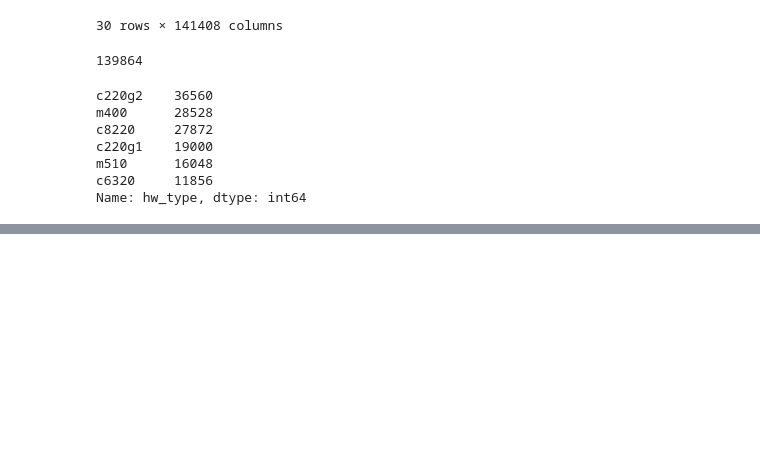
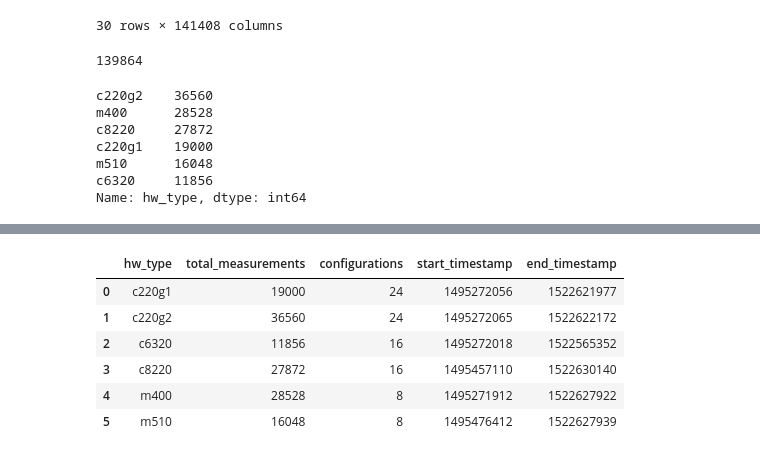
Before and after one commit to ZhaoNeil/cloud-performance-variability-prediction, a Jupyter notebook: load dataset.ipynb, the cells around one changed output, grey strips where cells are left out. Cells and saved outputs as stored; diff of their text form; code cells hidden in the pictures; blank space fills up the shorter version.

```diff
--- a/load dataset.ipynb
+++ b/load dataset.ipynb
@@ -224,0 +335,27 @@ def cpd_aggr():
+# %%
+cpd = {}
+cpd["disk"] = {}
+result_dir = "disk_cpd"
+for f in os.listdir(result_dir):
+    if f[:2] != "._":
+        print("Loading:%s/%s" %(result_dir,f))
+        df = pd.read_csv("%s/%s" %(result_dir,f))
+        print(len(df))
+
+        if "aggr" in f:
+            lthreshold = float(f.split("-")[1])
+            df["lthreshold"] = lthreshold
+            if "aggr" not in cpd["disk"].keys():
+                cpd["disk"]["aggr"] = pd.DataFrame()
+            cpd["disk"]["aggr"] = pd.concat([cpd["disk"]["aggr"], df], sort=False)
+
+        if "indiv" in f:
+            if "indiv" not in cpd["disk"].keys():
+                cpd["disk"]["indiv"] = pd.DataFrame()
+                cpd["disk"]["indiv"] = pd.concat([cpd["disk"]["indiv"], df], sort=False)
+
+        if "meta" in f:
+            cpd["disk"]["meta"] = df
+
+        if "segment-durations" in f:
+            cpd["disk"]["segment-durations"] = df
@@ -224,0 +402,10 @@ def cpd_aggr():
+# %%
+cpd["disk"]["meta"]
+# %% [output]
+|  | hw_type | total_measurements | configurations | start_timestamp | end_timestamp |
+| 0 | c220g1 | 19000 | 24 | 1495272056 | 1522621977 |
+| 1 | c220g2 | 36560 | 24 | 1495272065 | 1522622172 |
+| 2 | c6320 | 11856 | 16 | 1495272018 | 1522565352 |
+| 3 | c8220 | 27872 | 16 | 1495457110 | 1522630140 |
+| 4 | m400 | 28528 | 8 | 1495271912 | 1522627922 |
+| 5 | m510 | 16048 | 8 | 1495476412 | 1522627939 |
```
Also changed, not shown: parts of 8 cells of this notebook.
